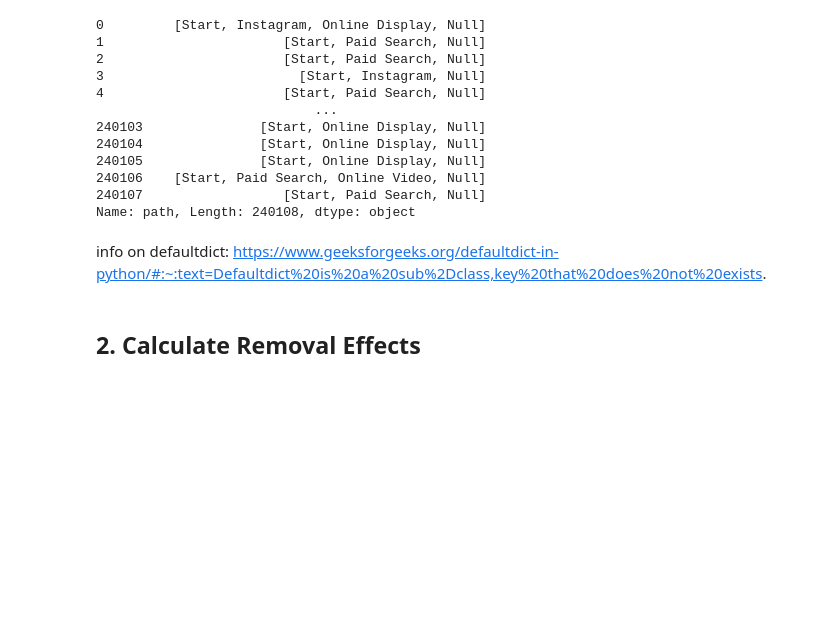
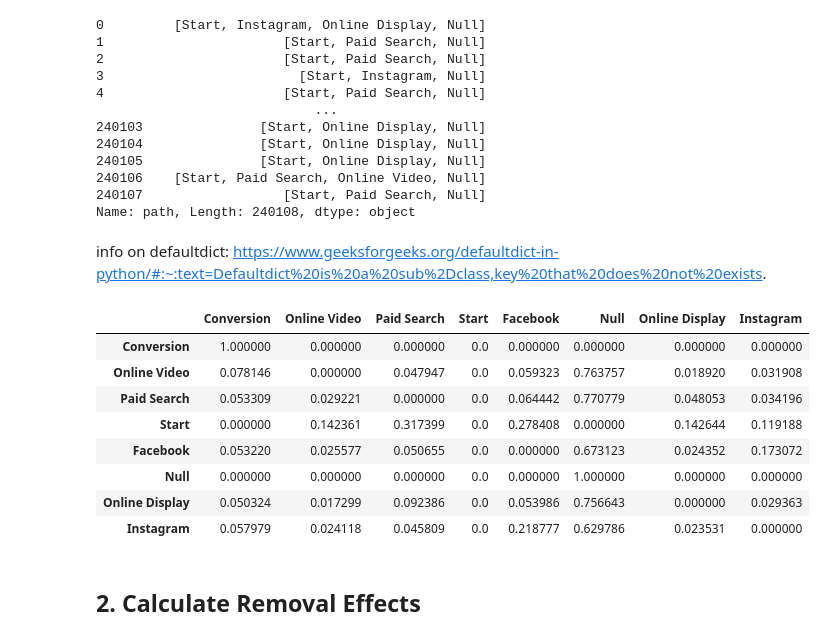
Before and after one commit to Iskriyana/attribution-markov-chains, a Jupyter notebook: Attribution_Markov_Chain.ipynb, the cells around one changed output. Drawn from its saved outputs; the diff is of its cells as text; code cells hidden in the pictures; blank space fills up the shorter version.

```diff
--- a/Attribution_Markov_Chain.ipynb
+++ b/Attribution_Markov_Chain.ipynb
@@ -83,7 +84,8 @@ df_paths.head(1)
 |  | cookie | channel |
 | 0 | 00000FkCnDfDDf0iC97iC703B | [Instagram, Online Display] |
 # %%
-df_last_interaction = data_df.drop_duplicates('cookie', keep='last')[['cookie', 'conversion']]
+df_last_interaction = data_df.drop_duplicates('cookie', keep='last')[
+    ['cookie', 'conversion']]
 # %%
 df_last_interaction.head(1)
 # %% [output]
@@ -232,4 +243,51 @@ def transition_prob(trans_dict):
 
     return trans_prob
+# %%
+trans_prob = transition_prob(trans_states)
+# %%
+def transition_matrix(list_of_paths, transition_probabilities):
+    """
+    This function transforms the transition probability dictionary into a data frame.
+
+    Args:
+        - list_of_paths - a list containing the touch points in the customer journey of the user.
+                          In terms of our data: it sorts the channels (=touch points) chronologically (via the time stamp) per cookie (=user_id).
+        - transition_probabilites - a dictionary containing all transitions and their respective transition probabilities given the historical data
+
+
+    Returns:
+        - trans_matrix - a data frame
+
+    """
+
+    trans_matrix = pd.DataFrame()
+    list_of_unique_channels = set(
+        x for element in list_of_paths for x in element)
+
+    for channel in list_of_unique_channels:
+        trans_matrix[channel] = 0.00
+        trans_matrix.loc[channel] = 0.00
+        trans_matrix.loc[channel][channel] = 1.0 if channel in [
+            'Conversion', 'Null'] else 0.0
+
+    for key, value in transition_probabilities.items():
+        origin, destination = key.split('>')
+        trans_matrix.at[origin, destination] = value
+
+    return trans_matrix
+# %%
+trans_matrix = transition_matrix(list_of_paths, trans_prob)
+# %%
+trans_matrix
+# %% [output]
+|  | Conversion | Online Video | Paid Search | Start | Facebook | Null | Online Display | Instagram |
+| Conversion | 1.000000 | 0.000000 | 0.000000 | 0.0 | 0.000000 | 0.000000 | 0.000000 | 0.000000 |
+| Online Video | 0.078146 | 0.000000 | 0.047947 | 0.0 | 0.059323 | 0.763757 | 0.018920 | 0.031908 |
+| Paid Search | 0.053309 | 0.029221 | 0.000000 | 0.0 | 0.064442 | 0.770779 | 0.048053 | 0.034196 |
+| Start | 0.000000 | 0.142361 | 0.317399 | 0.0 | 0.278408 | 0.000000 | 0.142644 | 0.119188 |
+| Facebook | 0.053220 | 0.025577 | 0.050655 | 0.0 | 0.000000 | 0.673123 | 0.024352 | 0.173072 |
+| Null | 0.000000 | 0.000000 | 0.000000 | 0.0 | 0.000000 | 1.000000 | 0.000000 | 0.000000 |
+| Online Display | 0.050324 | 0.017299 | 0.092386 | 0.0 | 0.053986 | 0.756643 | 0.000000 | 0.029363 |
+| Instagram | 0.057979 | 0.024118 | 0.045809 | 0.0 | 0.218777 | 0.629786 | 0.023531 | 0.000000 |
 # %% [markdown]
 ## 2. Calculate Removal Effects
```
Also changed, not shown: parts of 8 cells of this notebook.
